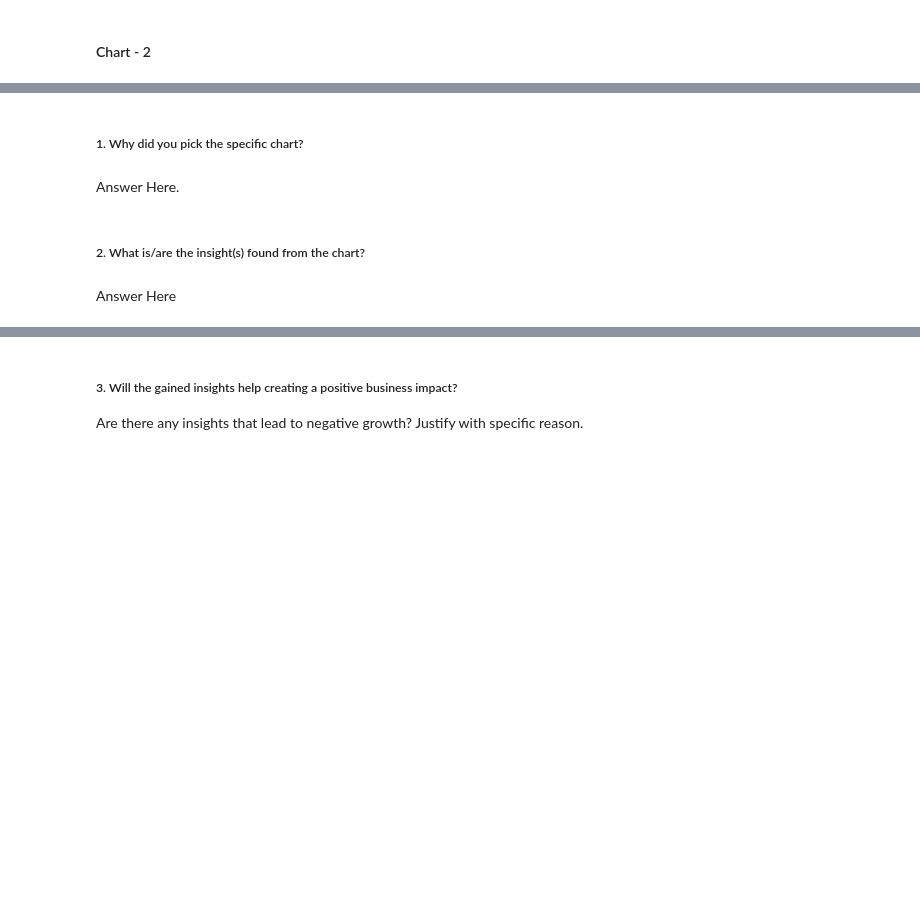
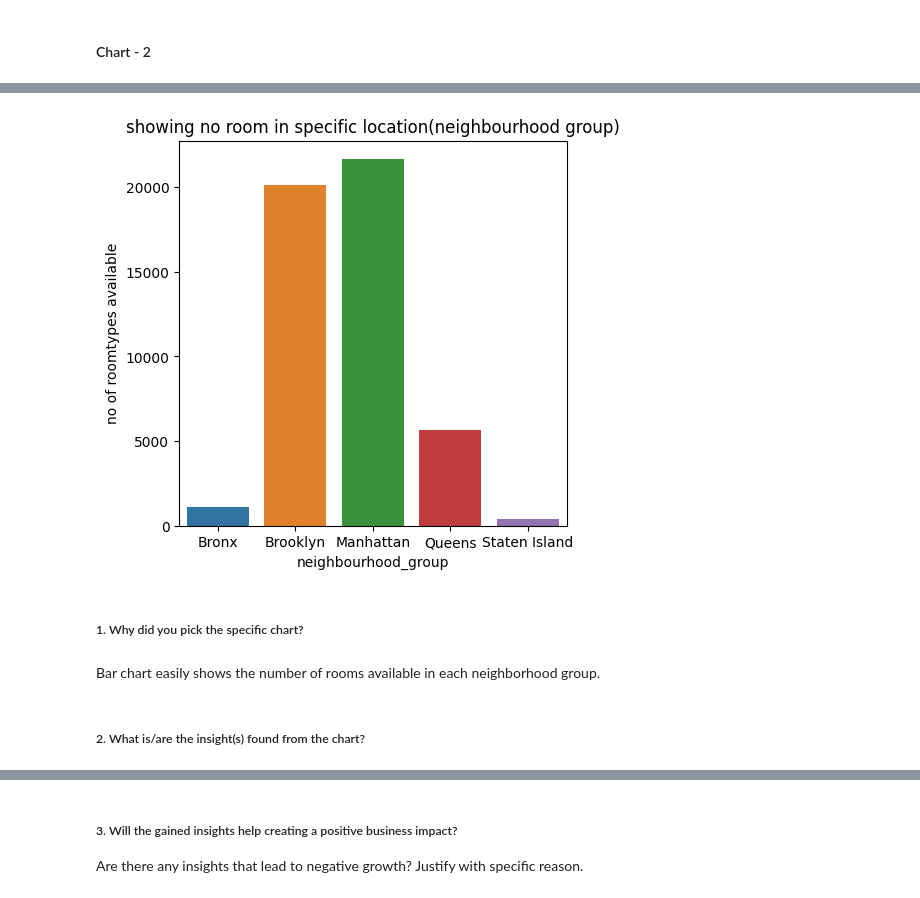
Before and after one commit to nikhilthenge/Airbnb_analysis, a Jupyter notebook: Airbnb_analysis_EDA.ipynb, the cells around one changed output, grey strips where cells are left out. Cells and saved outputs as stored; diff of their text form; code cells hidden in the pictures; blank space fills up the shorter version.

```diff
--- a/Airbnb_analysis_EDA.ipynb
+++ b/Airbnb_analysis_EDA.ipynb
@@ -853,0 +876,5 @@ Answer Here
+# %%
+# Chart - 2 visualization code
+#(4) Check no of neighbourhood_group in data (it is showing no room in specific location)
+neighbourhood_group = df.groupby('neighbourhood_group')['id'].count().reset_index().rename(columns ={'id':'number of apartment'})
+neighbourhood_group
@@ -854,8 +888,14 @@ Answer Here
+# %%
+sns.barplot(x='neighbourhood_group',y='number of apartment',data=neighbourhood_group)
+plt.title("showing no room in specific location(neighbourhood group)")
+plt.xlabel('neighbourhood_group')
+plt.ylabel('no of roomtypes available')
+plt.show()
+# %% [output]
+[figure, added]
 # %% [markdown]
 ##### 1. Why did you pick the specific chart?
-# %% [markdown]
-Answer Here.
+# %% [markdown]
+Bar chart easily shows the number of rooms available in each neighborhood group.
 # %% [markdown]
 ##### 2. What is/are the insight(s) found from the chart?
-# %% [markdown]
-Answer Here
```
Also changed, not shown: parts of 60 cells of this notebook.
